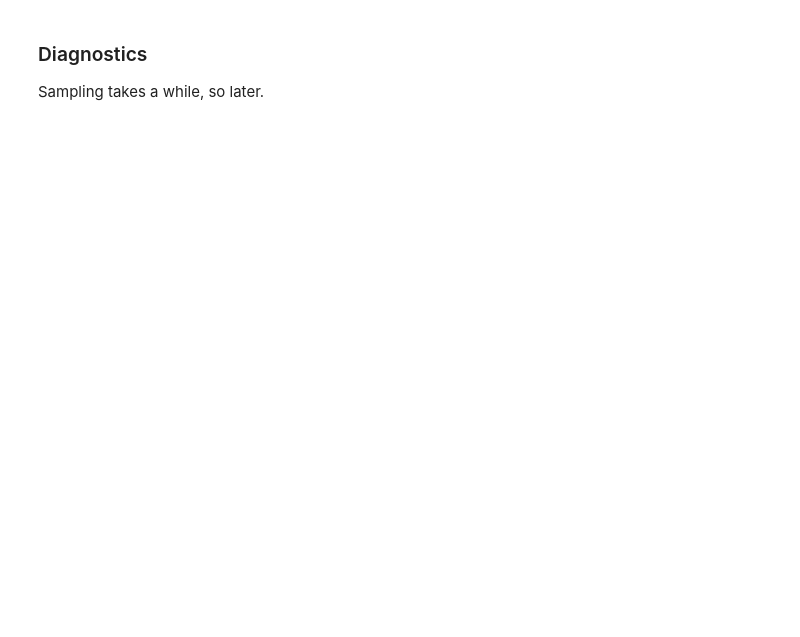
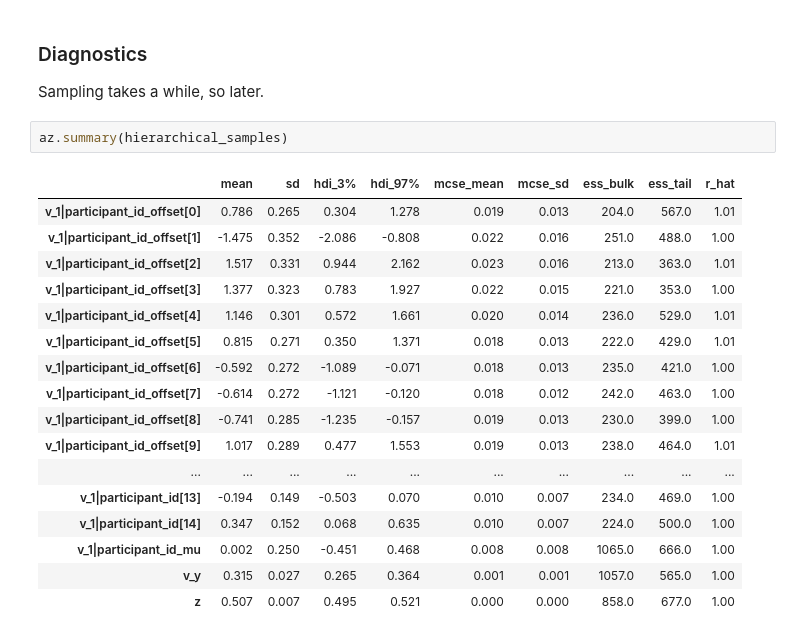
Before and after one commit to jerrymhuang/hssm-intro-workshop, a Jupyter notebook: notebooks/hssm_sandbox.ipynb, the cells around one changed output. Saved outputs shown, nothing was run; the diff lists cells and outputs as text; blank space fills up the shorter version.

```diff
--- a/notebooks/hssm_sandbox.ipynb
+++ b/notebooks/hssm_sandbox.ipynb
@@ -251,3 +257,23 @@ NUTS: [t, a, z, v_Intercept, v_x, v_y, v_1|participant_id_mu, v_1|participant_id
 ### Diagnostics
 
 Sampling takes a while, so later.
+# %%
+az.summary(hierarchical_samples)
+# %% [output]
+|  | mean | sd | hdi_3% | hdi_97% | mcse_mean | mcse_sd | ess_bulk | ess_tail | r_hat |
+| v_1|participant_id_offset[0] | 0.786 | 0.265 | 0.304 | 1.278 | 0.019 | 0.013 | 204.0 | 567.0 | 1.01 |
+| v_1|participant_id_offset[1] | -1.475 | 0.352 | -2.086 | -0.808 | 0.022 | 0.016 | 251.0 | 488.0 | 1.00 |
+| v_1|participant_id_offset[2] | 1.517 | 0.331 | 0.944 | 2.162 | 0.023 | 0.016 | 213.0 | 363.0 | 1.01 |
+| v_1|participant_id_offset[3] | 1.377 | 0.323 | 0.783 | 1.927 | 0.022 | 0.015 | 221.0 | 353.0 | 1.00 |
+| v_1|participant_id_offset[4] | 1.146 | 0.301 | 0.572 | 1.661 | 0.020 | 0.014 | 236.0 | 529.0 | 1.01 |
+| v_1|participant_id_offset[5] | 0.815 | 0.271 | 0.350 | 1.371 | 0.018 | 0.013 | 222.0 | 429.0 | 1.01 |
+| v_1|participant_id_offset[6] | -0.592 | 0.272 | -1.089 | -0.071 | 0.018 | 0.013 | 235.0 | 421.0 | 1.00 |
+| v_1|participant_id_offset[7] | -0.614 | 0.272 | -1.121 | -0.120 | 0.018 | 0.012 | 242.0 | 463.0 | 1.00 |
+| v_1|participant_id_offset[8] | -0.741 | 0.285 | -1.235 | -0.157 | 0.019 | 0.013 | 230.0 | 399.0 | 1.00 |
+| v_1|participant_id_offset[9] | 1.017 | 0.289 | 0.477 | 1.553 | 0.019 | 0.013 | 238.0 | 464.0 | 1.01 |
+| ... | ... | ... | ... | ... | ... | ... | ... | ... | ... |
+| v_1|participant_id[13] | -0.194 | 0.149 | -0.503 | 0.070 | 0.010 | 0.007 | 234.0 | 469.0 | 1.00 |
+| v_1|participant_id[14] | 0.347 | 0.152 | 0.068 | 0.635 | 0.010 | 0.007 | 224.0 | 500.0 | 1.00 |
+| v_1|participant_id_mu | 0.002 | 0.250 | -0.451 | 0.468 | 0.008 | 0.008 | 1065.0 | 666.0 | 1.00 |
+| v_y | 0.315 | 0.027 | 0.265 | 0.364 | 0.001 | 0.001 | 1057.0 | 565.0 | 1.00 |
+| z | 0.507 | 0.007 | 0.495 | 0.521 | 0.000 | 0.000 | 858.0 | 677.0 | 1.00 |
```
Also changed, not shown: parts of 3 cells of this notebook.
